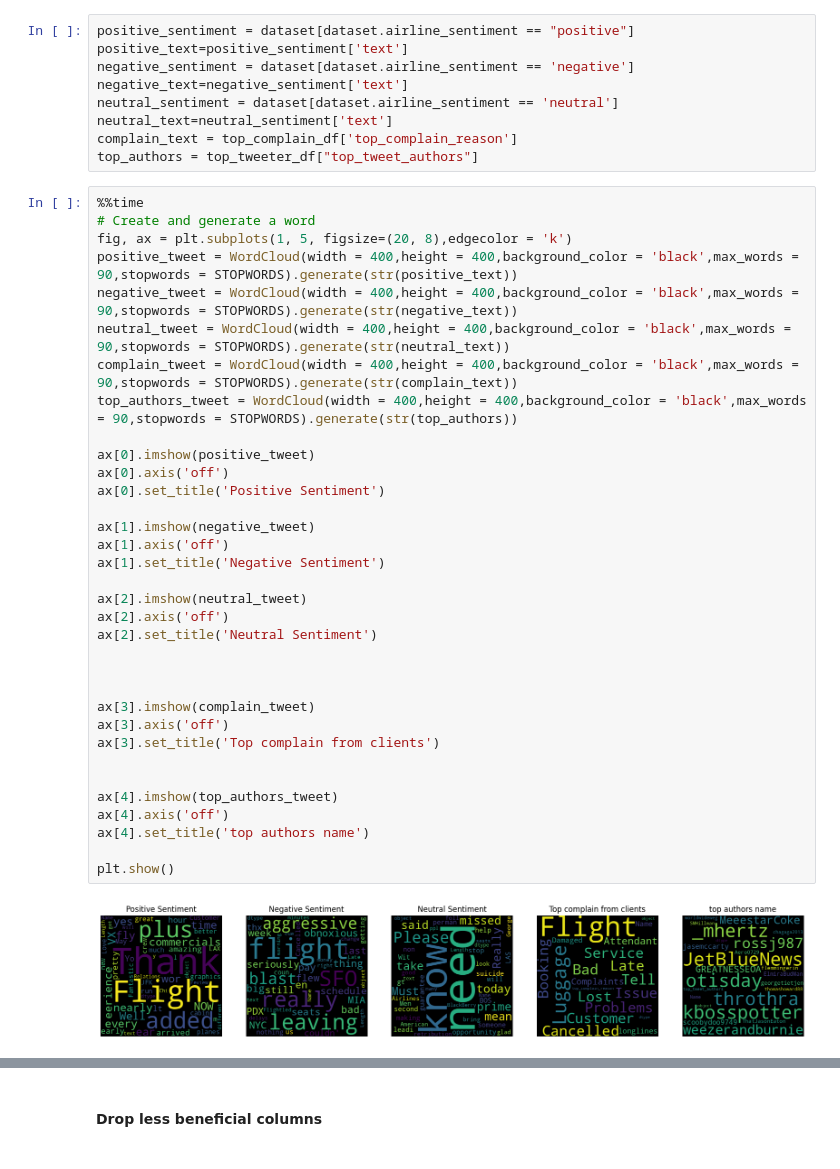
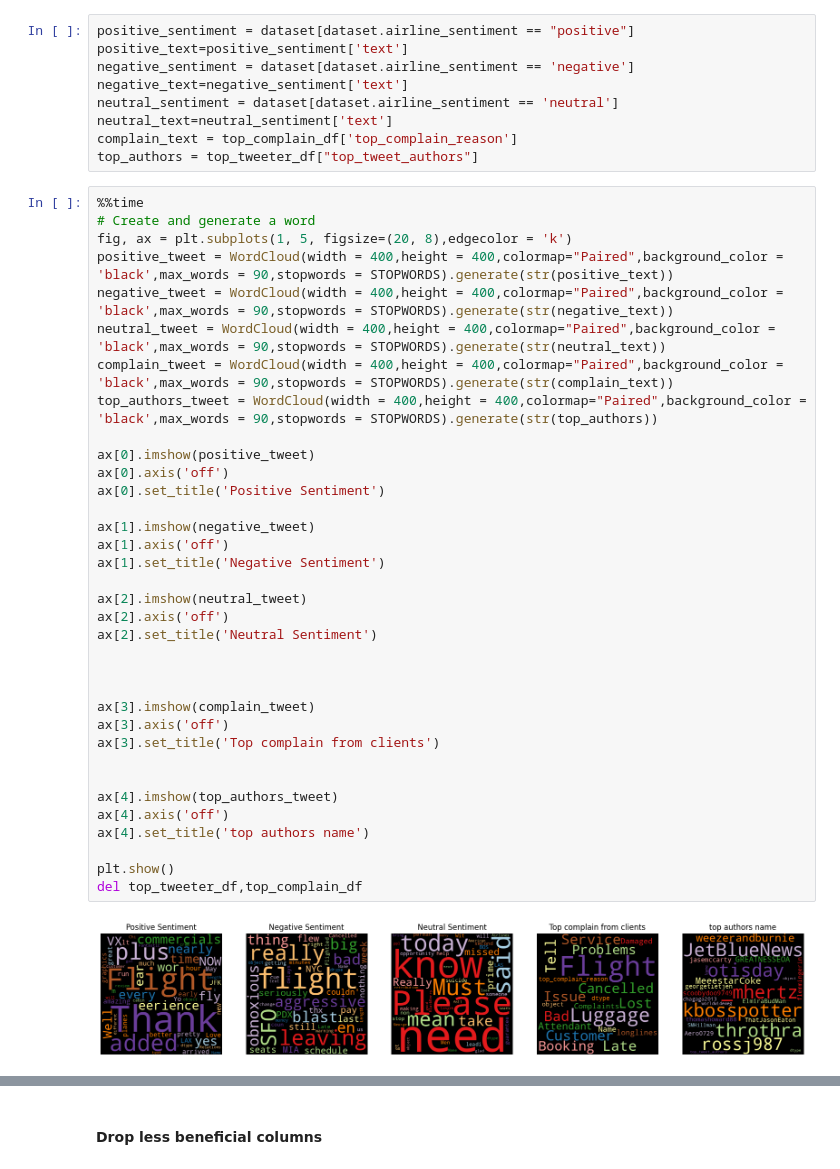
Before and after one commit to elyte5star/NLP, a Jupyter notebook: DAT305.ipynb, the cells around one changed output, grey strips where cells are left out. Drawn from its saved outputs; the diff is of its cells as text.

```diff
--- a/DAT305.ipynb
+++ b/DAT305.ipynb
@@ -682,36 +695,37 @@ top_authors = top_tweeter_df["top_tweet_authors"]
 # %%
 %%time
 # Create and generate a word
 fig, ax = plt.subplots(1, 5, figsize=(20, 8),edgecolor = 'k')
-positive_tweet = WordCloud(width = 400,height = 400,background_color = 'black',max_words = 90,stopwords = STOPWORDS).generate(str(positive_text))
-negative_tweet = WordCloud(width = 400,height = 400,background_color = 'black',max_words = 90,stopwords = STOPWORDS).generate(str(negative_text))
-neutral_tweet = WordCloud(width = 400,height = 400,background_color = 'black',max_words = 90,stopwords = STOPWORDS).generate(str(neutral_text))
-complain_tweet = WordCloud(width = 400,height = 400,background_color = 'black',max_words = 90,stopwords = STOPWORDS).generate(str(complain_text))
-top_authors_tweet = WordCloud(width = 400,height = 400,background_color = 'black',max_words = 90,stopwords = STOPWORDS).generate(str(top_authors))
+positive_tweet = WordCloud(width = 400,height = 400,colormap="Paired",background_color = 'black',max_words = 90,stopwords = STOPWORDS).generate(str(positive_text))
+negative_tweet = WordCloud(width = 400,height = 400,colormap="Paired",background_color = 'black',max_words = 90,stopwords = STOPWORDS).generate(str(negative_text))
+neutral_tweet = WordCloud(width = 400,height = 400,colormap="Paired",background_color = 'black',max_words = 90,stopwords = STOPWORDS).generate(str(neutral_text))
+complain_tweet = WordCloud(width = 400,height = 400,colormap="Paired",background_color = 'black',max_words = 90,stopwords = STOPWORDS).generate(str(complain_text))
+top_authors_tweet = WordCloud(width = 400,height = 400,colormap="Paired",background_color = 'black',max_words = 90,stopwords = STOPWORDS).generate(str(top_authors))
 
 ax[0].imshow(positive_tweet)
 ax[0].axis('off')
 ax[0].set_title('Positive Sentiment')
 
 ax[1].imshow(negative_tweet)
 ax[1].axis('off')
 ax[1].set_title('Negative Sentiment')
 
 ax[2].imshow(neutral_tweet)
 ax[2].axis('off')
 ax[2].set_title('Neutral Sentiment')
 
 
 
 ax[3].imshow(complain_tweet)
 ax[3].axis('off')
 ax[3].set_title('Top complain from clients')
 
 
 ax[4].imshow(top_authors_tweet)
 ax[4].axis('off')
 ax[4].set_title('top authors name')
 
 plt.show()
+del top_tweeter_df,top_complain_df
 # %% [output]
-[figure, old version]
+[figure, new version]
```
Also changed, not shown: parts of 27 cells of this notebook.
